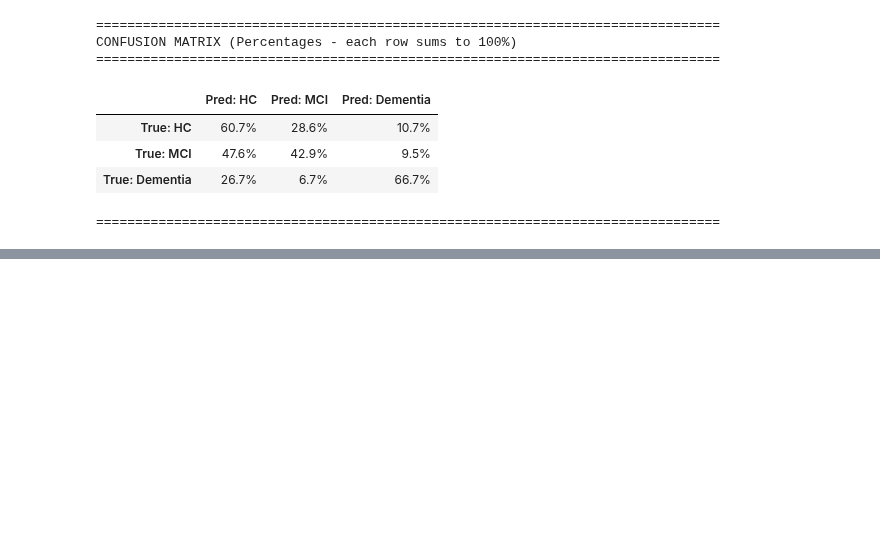
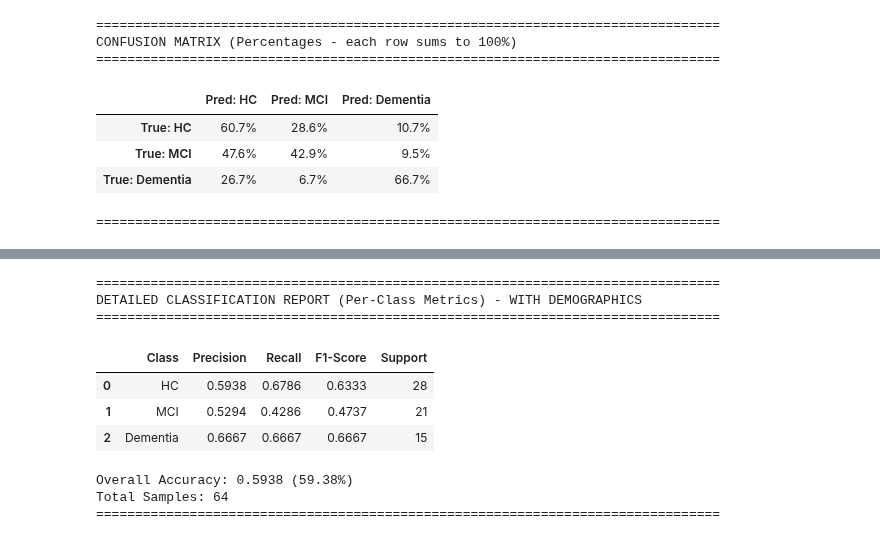
Before and after one commit to bentindal/cognospeak-pft-sft-pauses-data-analysis, a Jupyter notebook: transcript_analysis.ipynb, the cells around one changed output, grey strips where cells are left out. Cells and saved outputs as stored; diff of their text form; code cells hidden in the pictures; blank space fills up the shorter version.

```diff
--- a/transcript_analysis.ipynb
+++ b/transcript_analysis.ipynb
@@ -924,0 +1105,47 @@ CONFUSION MATRIX (Percentages - each row sums to 100%)
+# %%
+# Create detailed classification report as pandas DataFrame (with demographics)
+
+# Calculate per-class metrics
+precision_demo, recall_demo, f1_demo, support_demo = precision_recall_fscore_support(
+    all_y_true_multiclass_demo,
+    all_y_pred_multiclass_demo,
+    labels=[0, 1, 2],
+    zero_division=0
+)
+
+# Create DataFrame
+class_names = ['HC', 'MCI', 'Dementia']
+classification_results_df_demo = pd.DataFrame({
+    'Class': class_names,
+    'Precision': precision_demo,
+    'Recall': recall_demo,
+    'F1-Score': f1_demo,
+    'Support': support_demo
+})
+
+# Format for display
+classification_results_df_demo['Precision'] = classification_results_df_demo['Precision'].apply(lambda x: f'{x:.4f}')
+classification_results_df_demo['Recall'] = classification_results_df_demo['Recall'].apply(lambda x: f'{x:.4f}')
+classification_results_df_demo['F1-Score'] = classification_results_df_demo['F1-Score'].apply(lambda x: f'{x:.4f}')
+
+print("\n" + "=" * 80)
+print("DETAILED CLASSIFICATION REPORT (Per-Class Metrics) - WITH DEMOGRAPHICS")
+print("=" * 80)
+display(classification_results_df_demo)
+
+# Calculate overall accuracy
+overall_accuracy_demo = accuracy_score(all_y_true_multiclass_demo, all_y_pred_multiclass_demo)
+print(f"\nOverall Accuracy: {overall_accuracy_demo:.4f} ({overall_accuracy_demo*100:.2f}%)")
+print(f"Total Samples: {len(all_y_true_multiclass_demo)}")
+print("=" * 80 + "\n")
+# %% [output]
+================================================================================
+DETAILED CLASSIFICATION REPORT (Per-Class Metrics) - WITH DEMOGRAPHICS
+================================================================================
+|  | Class | Precision | Recall | F1-Score | Support |
+| 0 | HC | 0.5938 | 0.6786 | 0.6333 | 28 |
+| 1 | MCI | 0.5294 | 0.4286 | 0.4737 | 21 |
+| 2 | Dementia | 0.6667 | 0.6667 | 0.6667 | 15 |
+Overall Accuracy: 0.5938 (59.38%)
+Total Samples: 64
+================================================================================
```
Also changed, not shown: parts of 11 cells of this notebook, 1 other file.
